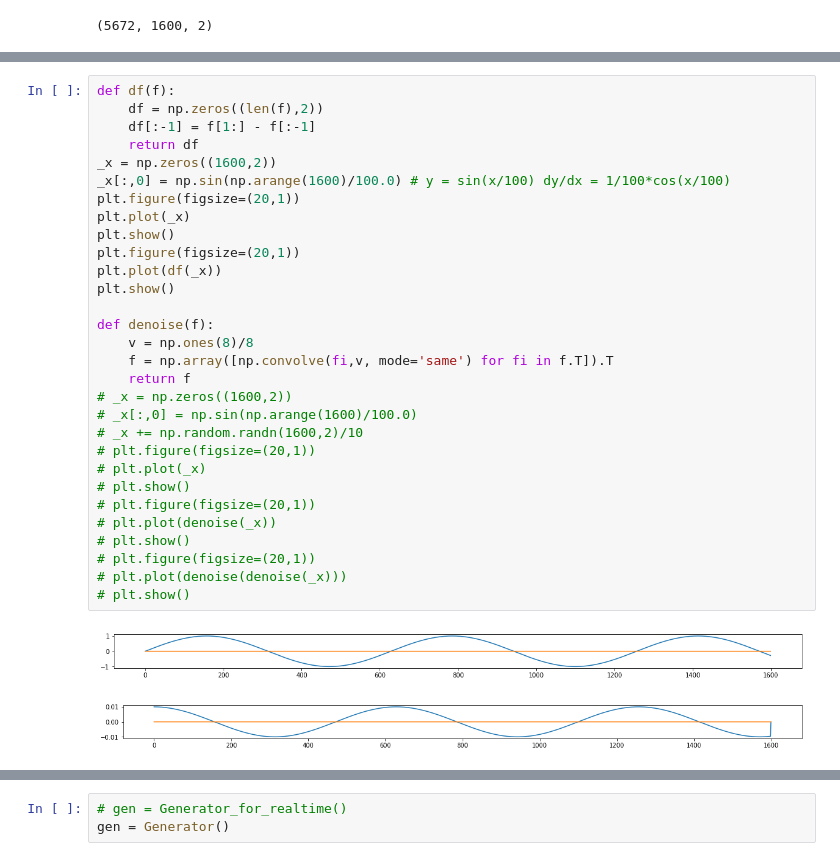
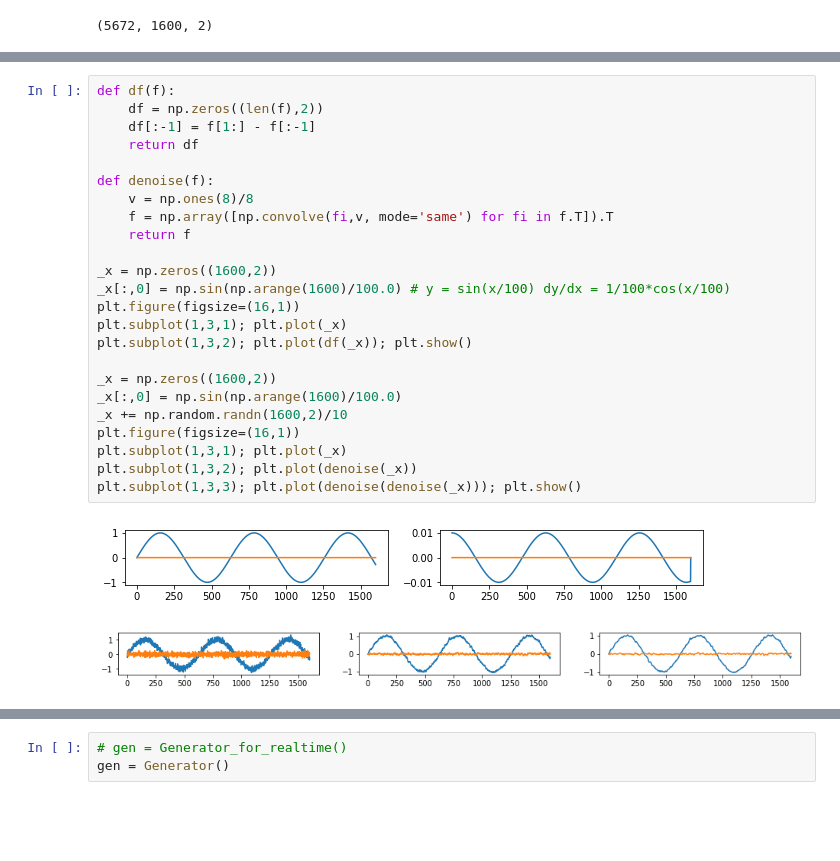
Before and after one commit to naruya/voice-autoencoder, a Jupyter notebook: autoencoder/ae.ipynb, the cells around one changed output, grey strips where cells are left out. Cells and saved outputs as stored; diff of their text form; blank space fills up the shorter version.

```diff
--- a/autoencoder/ae.ipynb
+++ b/autoencoder/ae.ipynb
@@ -278,36 +267,30 @@ epoch: 2 file: 3 , loss_sum: 35.01448
 # %%
 def df(f):
     df = np.zeros((len(f),2))
     df[:-1] = f[1:] - f[:-1]
     return df
-_x = np.zeros((1600,2))
-_x[:,0] = np.sin(np.arange(1600)/100.0) # y = sin(x/100) dy/dx = 1/100*cos(x/100)
-plt.figure(figsize=(20,1))
-plt.plot(_x)
-plt.show()
-plt.figure(figsize=(20,1))
-plt.plot(df(_x))
-plt.show()
 
 def denoise(f):
     v = np.ones(8)/8
     f = np.array([np.convolve(fi,v, mode='same') for fi in f.T]).T
     return f
-# _x = np.zeros((1600,2))
-# _x[:,0] = np.sin(np.arange(1600)/100.0)
-# _x += np.random.randn(1600,2)/10
-# plt.figure(figsize=(20,1))
-# plt.plot(_x)
-# plt.show()
-# plt.figure(figsize=(20,1))
-# plt.plot(denoise(_x))
-# plt.show()
-# plt.figure(figsize=(20,1))
-# plt.plot(denoise(denoise(_x)))
-# plt.show()
+
+_x = np.zeros((1600,2))
+_x[:,0] = np.sin(np.arange(1600)/100.0) # y = sin(x/100) dy/dx = 1/100*cos(x/100)
+plt.figure(figsize=(16,1))
+plt.subplot(1,3,1); plt.plot(_x)
+plt.subplot(1,3,2); plt.plot(df(_x)); plt.show()
+
+_x = np.zeros((1600,2))
+_x[:,0] = np.sin(np.arange(1600)/100.0)
+_x += np.random.randn(1600,2)/10
+plt.figure(figsize=(16,1))
+plt.subplot(1,3,1); plt.plot(_x)
+plt.subplot(1,3,2); plt.plot(denoise(_x))
+plt.subplot(1,3,3); plt.plot(denoise(denoise(_x))); plt.show()
 # %% [output]
-[figure, old version]
+[figure, new version]
-[figure, old version]
+[figure, new version]
 # %%
 data, amp = gen.generate(0)
 index = np.random.choice(len(data))
```
Also changed, not shown: parts of 36 cells of this notebook, 19 other files.
